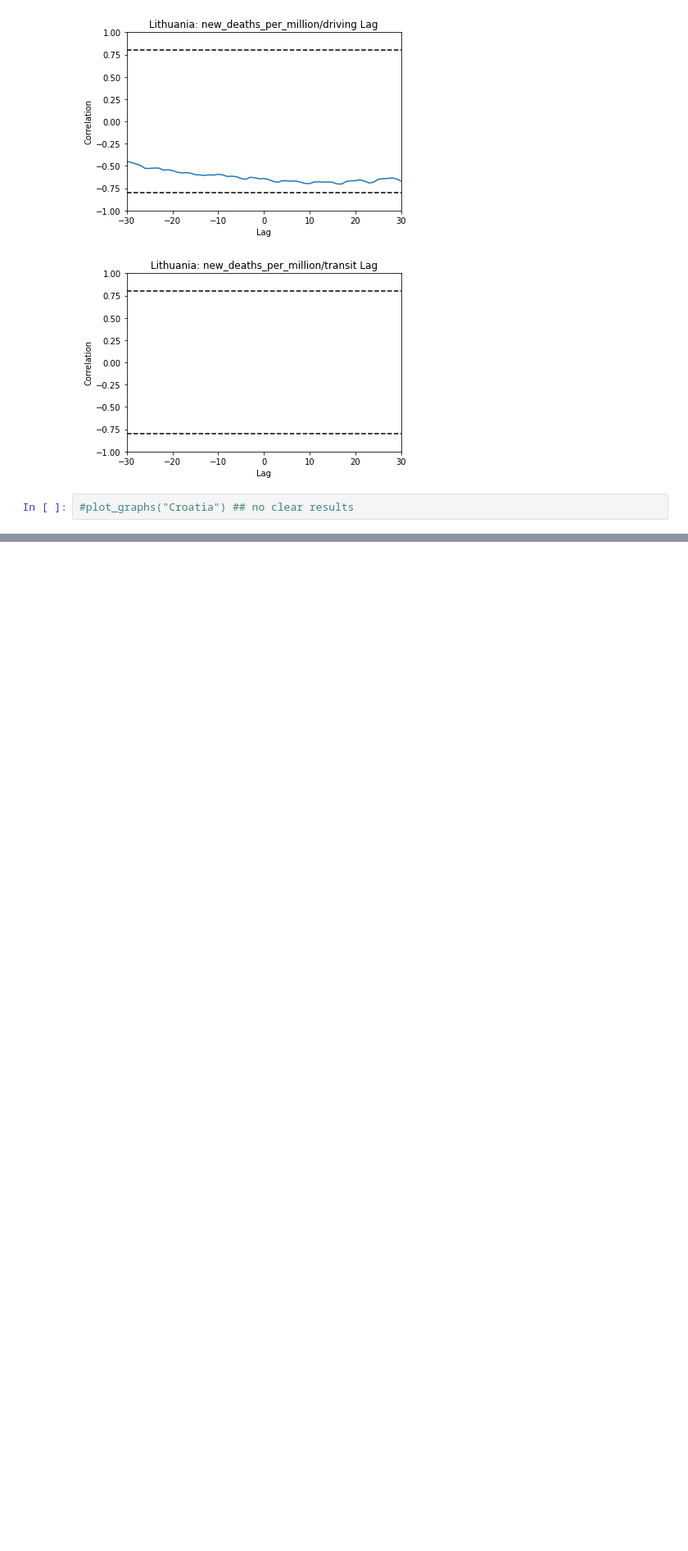
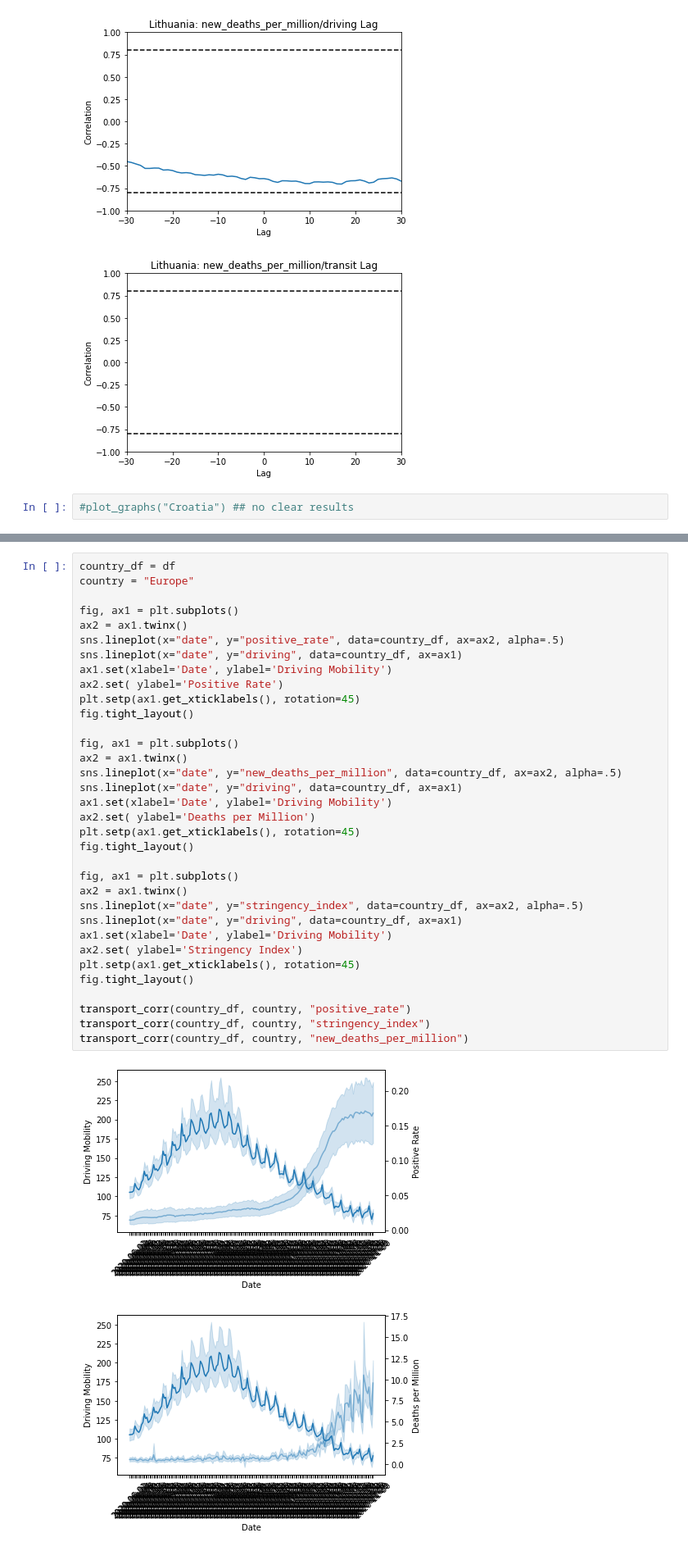
Before and after one commit to stefan-stein/Citadel-Datathon-2021, a Jupyter notebook: Cluster mobility.ipynb, the cells around one changed output, grey strips where cells are left out. Shown at 82% size. Drawn from its saved outputs; the diff is of its cells as text; blank space fills up the shorter version.

Commit message:
mobility covid correlation

```diff
--- a/Cluster mobility.ipynb
+++ b/Cluster mobility.ipynb
@@ -270,0 +273,37 @@ plot_graphs("Lithuania")
+# %%
+country_df = df
+country = "Europe"
+
+fig, ax1 = plt.subplots()
+ax2 = ax1.twinx()
+sns.lineplot(x="date", y="positive_rate", data=country_df, ax=ax2, alpha=.5)
+sns.lineplot(x="date", y="driving", data=country_df, ax=ax1)
+ax1.set(xlabel='Date', ylabel='Driving Mobility')
+ax2.set( ylabel='Positive Rate')
+plt.setp(ax1.get_xticklabels(), rotation=45)
+fig.tight_layout()
+
+fig, ax1 = plt.subplots()
+ax2 = ax1.twinx()
+sns.lineplot(x="date", y="new_deaths_per_million", data=country_df, ax=ax2, alpha=.5)
+sns.lineplot(x="date", y="driving", data=country_df, ax=ax1)
+ax1.set(xlabel='Date', ylabel='Driving Mobility')
+ax2.set( ylabel='Deaths per Million')
+plt.setp(ax1.get_xticklabels(), rotation=45)
+fig.tight_layout()
+
+fig, ax1 = plt.subplots()
+ax2 = ax1.twinx()
+sns.lineplot(x="date", y="stringency_index", data=country_df, ax=ax2, alpha=.5)
+sns.lineplot(x="date", y="driving", data=country_df, ax=ax1)
+ax1.set(xlabel='Date', ylabel='Driving Mobility')
+ax2.set( ylabel='Stringency Index')
+plt.setp(ax1.get_xticklabels(), rotation=45)
+fig.tight_layout()
+
+transport_corr(country_df, country, "positive_rate")
+transport_corr(country_df, country, "stringency_index")
+transport_corr(country_df, country, "new_deaths_per_million")
+# %% [output]
+[figure, added]
+[figure, added]
```
Also changed, not shown: parts of 2 cells of this notebook.
